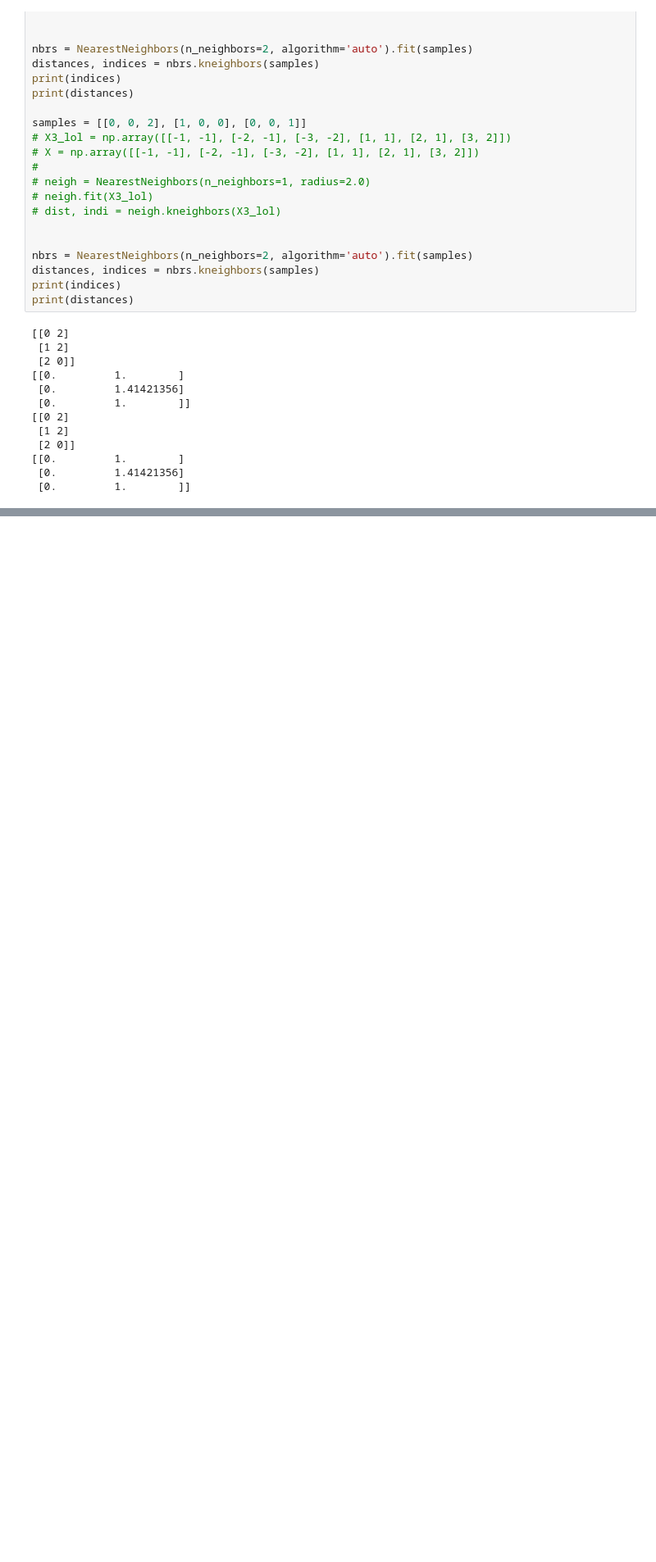
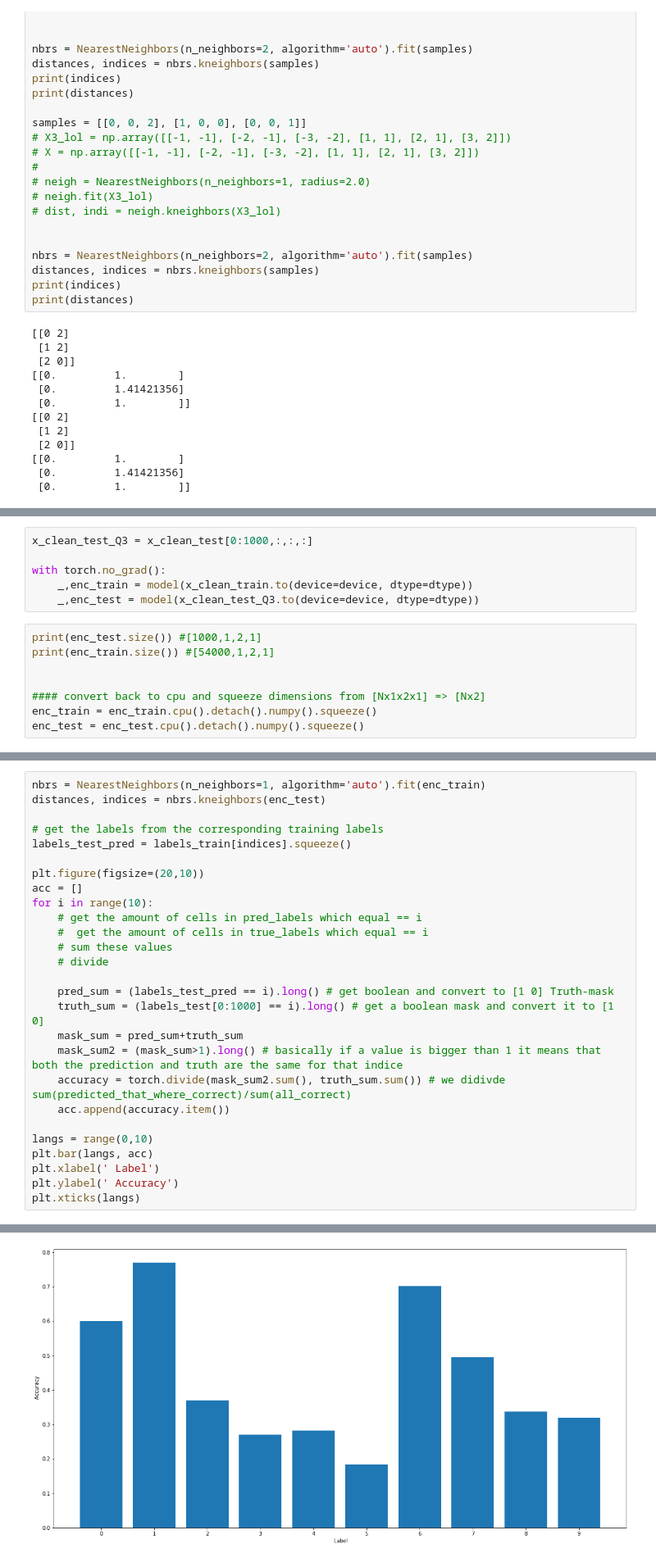
Before and after one commit to Yikeru/5LSL0, a Jupyter notebook: Assignment 3/autoencoder.ipynb, the cells around one changed output, grey strips where cells are left out. Shown at 82% size. Cells and saved outputs as stored; diff of their text form; blank space fills up the shorter version.

```diff
--- a/Assignment 3/autoencoder.ipynb
+++ b/Assignment 3/autoencoder.ipynb
@@ -569,0 +544,14 @@ from sklearn.neighbors import NearestNeighbors
+# %%
+x_clean_test_Q3 = x_clean_test[0:1000,:,:,:]
+
+with torch.no_grad():
+    _,enc_train = model(x_clean_train.to(device=device, dtype=dtype))
+    _,enc_test = model(x_clean_test_Q3.to(device=device, dtype=dtype))
+# %%
+print(enc_test.size()) #[1000,1,2,1]
+print(enc_train.size()) #[54000,1,2,1]
+
+
+#### convert back to cpu and squeeze dimensions from [Nx1x2x1] => [Nx2]
+enc_train = enc_train.cpu().detach().numpy().squeeze()
+enc_test = enc_test.cpu().detach().numpy().squeeze()
@@ -569,0 +570,28 @@ from sklearn.neighbors import NearestNeighbors
+# %%
+nbrs = NearestNeighbors(n_neighbors=1, algorithm='auto').fit(enc_train)
+distances, indices = nbrs.kneighbors(enc_test)
+
+# get the labels from the corresponding training labels
+labels_test_pred = labels_train[indices].squeeze()
+
+plt.figure(figsize=(20,10))
+acc = []
+for i in range(10):
+    # get the amount of cells in pred_labels which equal == i
+    #  get the amount of cells in true_labels which equal == i
+    # sum these values
+    # divide
+
+    pred_sum = (labels_test_pred == i).long() # get boolean and convert to [1 0] Truth-mask
+    truth_sum = (labels_test[0:1000] == i).long() # get a boolean mask and convert it to [1 0]
+    mask_sum = pred_sum+truth_sum
+    mask_sum2 = (mask_sum>1).long() # basically if a value is bigger than 1 it means that both the prediction and truth are the same for that indice
+    accuracy = torch.divide(mask_sum2.sum(), truth_sum.sum()) # we didivde sum(predicted_that_where_correct)/sum(all_correct)
+    acc.append(accuracy.item())
+
+langs = range(0,10)
+plt.bar(langs, acc)
+plt.xlabel(' Label')
+plt.ylabel(' Accuracy')
+plt.xticks(langs)
+# %% [output]
@@ -569,0 +618 @@ from sklearn.neighbors import NearestNeighbors
+[figure, added]
```
Also changed, not shown: parts of 27 cells of this notebook, 1 other file.
